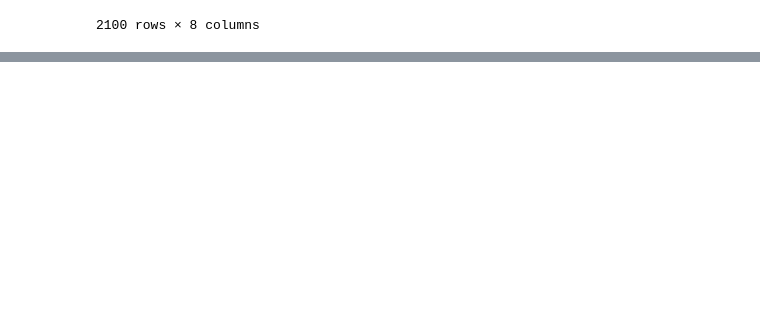
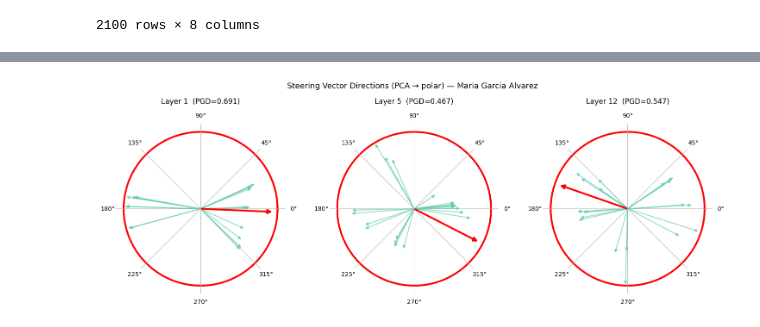
Before and after one commit to rgs2151/forget, a Jupyter notebook: notebooks/llama3.ipynb, the cells around one changed output, grey strips where cells are left out. Cells and saved outputs as stored; diff of their text form; code cells hidden in the pictures; blank space fills up the shorter version.

```diff
--- a/notebooks/llama3.ipynb
+++ b/notebooks/llama3.ipynb
@@ -18,8 +18,8 @@ llm = Llama3Wrapper(hf_token=HF_TOKEN, size="8b", use_chat=True, gpu_id=0)
 # response = llm.generate_from_chat(chat, max_new_tokens=100)
 # print(response)
 # %%
-df_good = pd.read_csv("store/good.csv")
-df_bad = pd.read_csv("store/bad.csv")
+df_good = pd.read_csv("store/tofu/good.csv")
+df_bad = pd.read_csv("store/tofu/bad.csv")
 
 first_author = df_good["author"].unique()[0]
 first_author
@@ -260,0 +376,49 @@ steered_df
+# %%
+# --- Circular distribution of steering vectors (PCA → polar) ---
+import numpy as np
+from sklearn.decomposition import PCA
+
+best_l = pgd.argmax().item()
+worst_l = pgd.argmin().item()
+show_layers = sorted(set([worst_l, 12, best_l]))
+
+fig, axes = plt.subplots(1, len(show_layers), figsize=(5 * len(show_layers), 5),
+                         subplot_kw={"projection": "polar"})
+if len(show_layers) == 1:
+    axes = [axes]
+
+for ax, layer in zip(axes, show_layers):
+    vecs = deltas[:, layer, :].float().numpy()
+
+    pca = PCA(n_components=2)
+    proj = pca.fit_transform(vecs)
+    angles = np.arctan2(proj[:, 1], proj[:, 0])
+    mags = np.linalg.norm(proj, axis=1)
+    mags = mags / mags.max()  # normalize to [0, 1] for plotting
+
+    # Outer red circle
+    theta_circle = np.linspace(0, 2 * np.pi, 300)
+    ax.plot(theta_circle, np.ones_like(theta_circle), color="red", lw=3, zorder=0)
+
+    # Teal arrows from center — length proportional to magnitude
+    for ang, mag in zip(angles, mags):
+        ax.annotate("", xy=(ang, mag), xytext=(0, 0),
+                     arrowprops=dict(arrowstyle="-|>", color="mediumaquamarine",
+                                     alpha=0.7, lw=1.5, mutation_scale=10))
+
+    # Mean direction – bold red arrow
+    mean_ang = np.arctan2(np.sin(angles).mean(), np.cos(angles).mean())
+    ax.annotate("", xy=(mean_ang, 0.95), xytext=(0, 0),
+                arrowprops=dict(arrowstyle="-|>", color="red", lw=3, mutation_scale=14))
+
+    ax.set_ylim(0, 1.1)
+    ax.set_yticks([])
+    ax.set_rlabel_position(0)
+    ax.spines["polar"].set_visible(False)
+    ax.set_title(f"Layer {layer}  (PGD={pgd[layer]:.3f})", pad=15, fontsize=12)
+
+plt.suptitle(f"Steering Vector Directions (PCA → polar) — {first_author}", fontsize=13, y=1.02)
+plt.tight_layout()
+plt.show()
+# %% [output]
+[figure, added]
```
Also changed, not shown: parts of 4 cells of this notebook, 6 other files.
